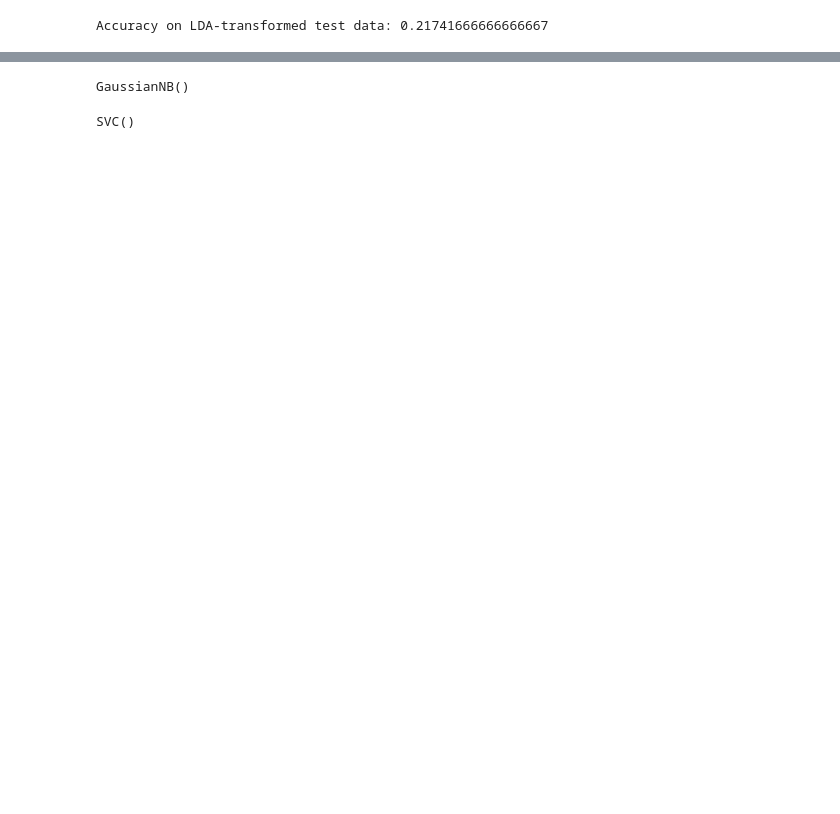
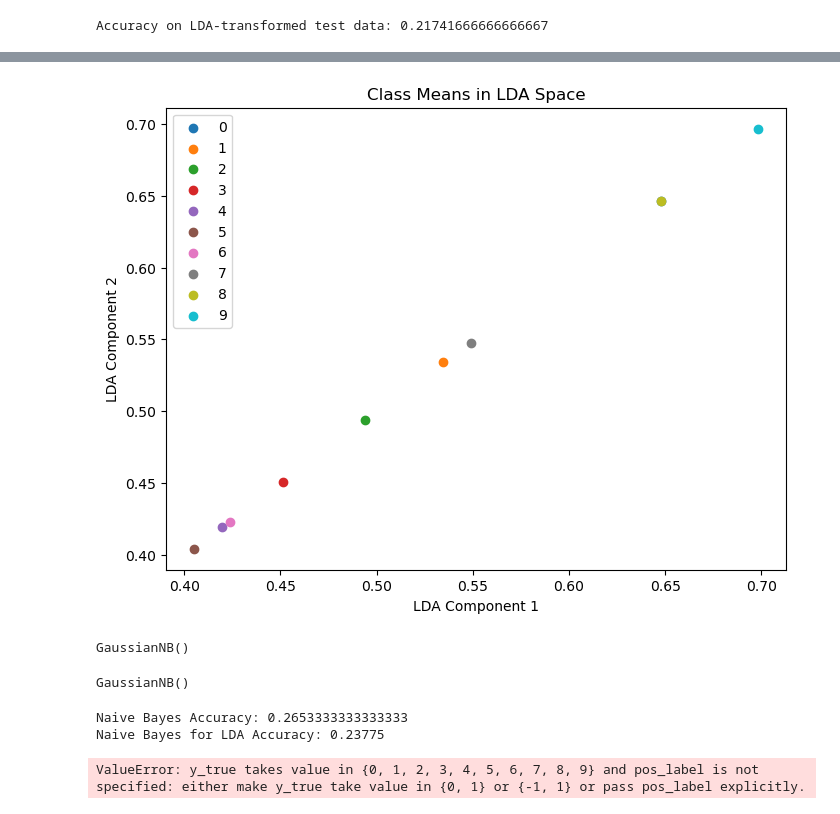
Before and after one commit to adityakedia006/Object_Recognition, a Jupyter notebook: Object Recognition/obj_recog.ipynb, the cells around one changed output, grey strips where cells are left out. Cells and saved outputs as stored; diff of their text form; code cells hidden in the pictures; blank space fills up the shorter version.

```diff
--- a/Object Recognition/obj_recog.ipynb
+++ b/Object Recognition/obj_recog.ipynb
@@ -326,22 +311,61 @@ plt.show()
+# %%
+class_means = lda.means_
+plt.figure(figsize=(8, 6))
+for class_label in np.unique(y_train):
+    plt.scatter(class_means[class_label, 0], class_means[class_label, 1], marker='o', label=class_label)
+plt.title('Class Means in LDA Space')
+plt.xlabel('LDA Component 1')
+plt.ylabel('LDA Component 2')
+plt.legend()
+plt.show()
+# %% [output]
+[figure, added]
 # %%
 nb= GaussianNB()
 nb.fit(X_train_flat, y_train)
 # %% [output]
 GaussianNB()
+# %%
+
+nb_lda = GaussianNB()
+nb_lda.fit(X_train_lda, y_train)
+# %% [output]
+GaussianNB()
+# %%
+y_pred_nb = nb.predict(X_test_flat)
+accuracy_nb = accuracy_score(y_test, y_pred_nb)
+print("Naive Bayes Accuracy:", accuracy_nb)
+
+y_pred_nb_lda = nb_lda.predict(X_test_lda)
+accuracy_nb_lda = accuracy_score(y_test, y_pred_nb_lda)
+print("Naive Bayes for LDA Accuracy:", accuracy_nb_lda)
+# %% [output]
+Naive Bayes Accuracy: 0.2653333333333333
+Naive Bayes for LDA Accuracy: 0.23775
+# %%
+from sklearn.calibration import calibration_curve
+
+def plot_calibration_curve(model, X, y):
+    prob_pos = model.predict_proba(X)[:, 1]
+    fraction_of_positives, mean_predicted_value = calibration_curve(y, prob_pos, n_bins=10)
+    plt.figure(figsize=(8, 6))
+    plt.plot(mean_predicted_value, fraction_of_positives, 's-', label='Calibration curve')
+    plt.plot([0, 1], [0, 1], 'k--', label='Perfectly calibrated')
+    plt.xlabel('Mean predicted probability')
+    plt.ylabel('Fraction of positives')
+    plt.title('Calibration Curve')
+    plt.legend()
+    plt.show()
+
+plot_calibration_curve(nb, X_train_flat, y_train)
+# %% [output]
+ValueError: y_true takes value in {0, 1, 2, 3, 4, 5, 6, 7, 8, 9} and pos_label is not specified: either make y_true take value in {0, 1} or {-1, 1} or pass pos_label explicitly.
 # %%
-lda = LinearDiscriminantAnalysis()
-X_train_lda = lda.fit_transform(X_train_flat, y_train)
-X_test_lda = lda.transform(X_test_flat)
-nb_lda = GaussianNB()
-nb_lda.fit(X_train_lda, y_train)
-
 scaler = StandardScaler()
 X_train_scaled = scaler.fit_transform(X_train_pca)
 X_test_scaled = scaler.transform(X_test_pca)
 svm_clf = svm.SVC(kernel='rbf', gamma='scale', C=1.0)
 svm_clf.fit(X_train_scaled, y_train)
-# %% [output]
-SVC()
 # %%
 log_reg = LogisticRegression(max_iter=3000)
 log_reg.fit(X_train_flat, y_train)
```
Also changed, not shown: parts of 6 cells of this notebook.
